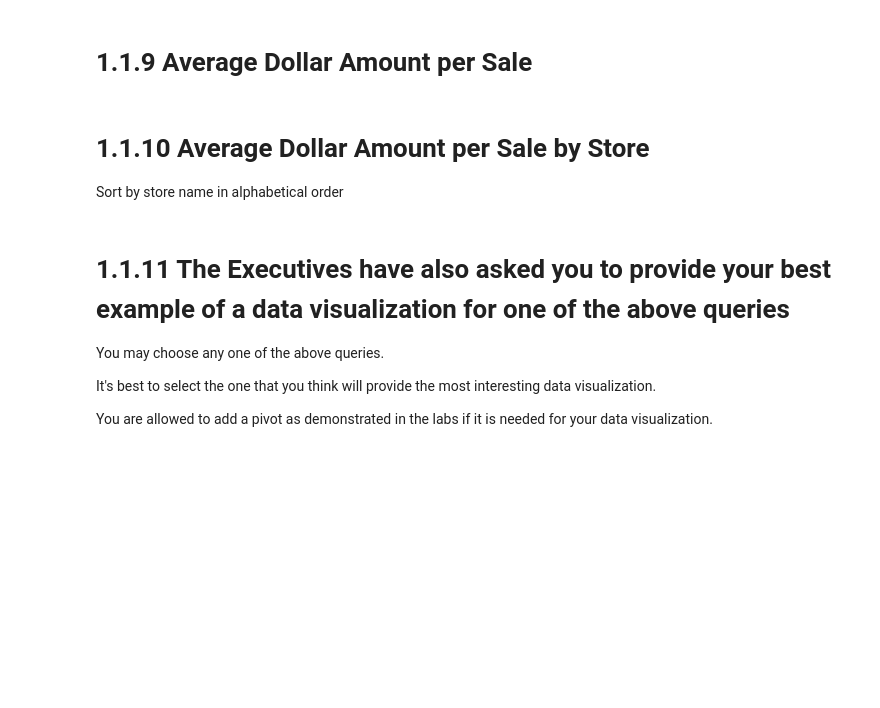
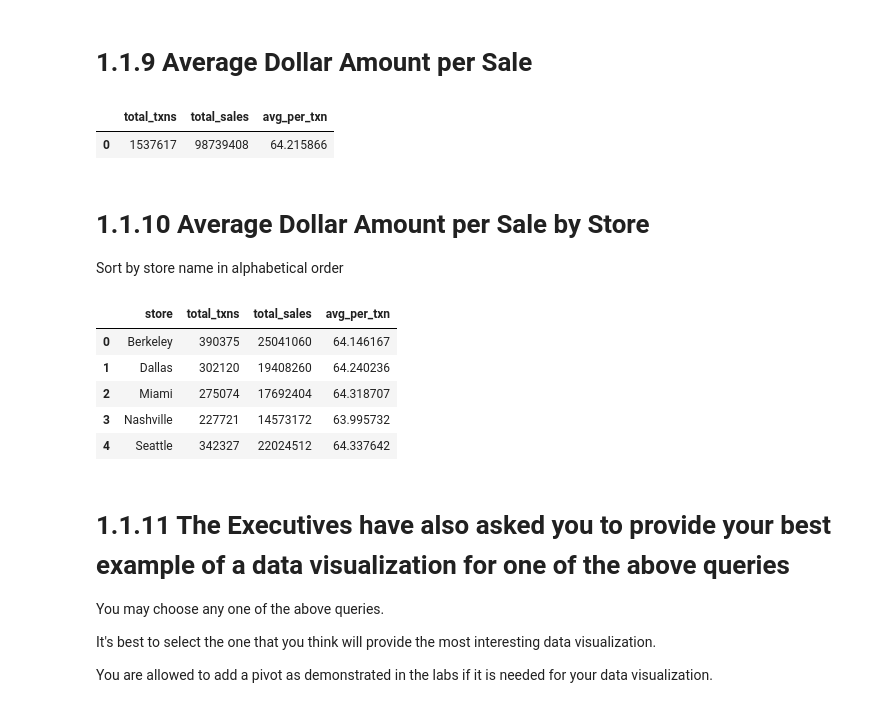
Before and after one commit to jvgalvin/Portfolio, a Jupyter notebook: project_1_1.ipynb, the cells around one changed output. Cells and saved outputs as stored; diff of their text form; code cells hidden in the pictures; blank space fills up the shorter version.

```diff
--- a/project_1_1.ipynb
+++ b/project_1_1.ipynb
@@ -302,9 +327,47 @@ Sort by store name in alphabetical order
 # %% [markdown]
 # 1.1.9 Average Dollar Amount per Sale
+# %%
+rollback_before_flag = True
+rollback_after_flag = True
+
+query = """
+
+select count(sale_id) as total_txns, sum(total_amount) as total_sales, (sum(total_amount) / count(sale_id)) avg_per_txn
+from sales
+
+"""
+
+my_select_query_pandas(query, rollback_before_flag, rollback_after_flag)
+# %% [output]
+|  | total_txns | total_sales | avg_per_txn |
+| 0 | 1537617 | 98739408 | 64.215866 |
 # %% [markdown]
 # 1.1.10 Average Dollar Amount per Sale by Store
 
 Sort by store name in alphabetical order
+# %%
+rollback_before_flag = True
+rollback_after_flag = True
+
+query = """
+
+select s.city as store, count(sa.sale_id) as total_txns, sum(sa.total_amount) as total_sales, (sum(total_amount) / count(sale_id)) avg_per_txn
+from stores as s
+     join sales as sa
+         on s.store_id = sa.store_id
+group by s.city
+order by store
+
+"""
+
+my_select_query_pandas(query, rollback_before_flag, rollback_after_flag)
+# %% [output]
+|  | store | total_txns | total_sales | avg_per_txn |
+| 0 | Berkeley | 390375 | 25041060 | 64.146167 |
+| 1 | Dallas | 302120 | 19408260 | 64.240236 |
+| 2 | Miami | 275074 | 17692404 | 64.318707 |
+| 3 | Nashville | 227721 | 14573172 | 63.995732 |
+| 4 | Seattle | 342327 | 22024512 | 64.337642 |
 # %% [markdown]
 # 1.1.11 The Executives have also asked you to provide your best example of a data visualization for one of the above queries
 
```
Also changed, not shown: parts of 10 cells of this notebook.
